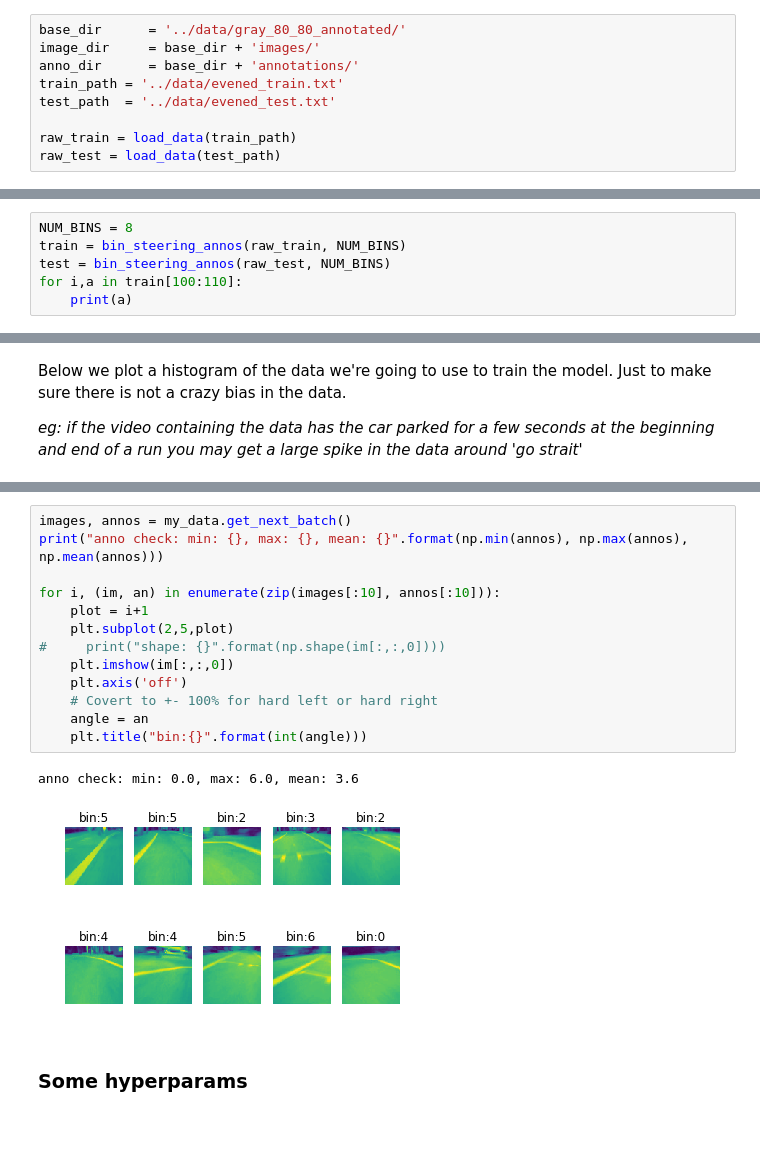
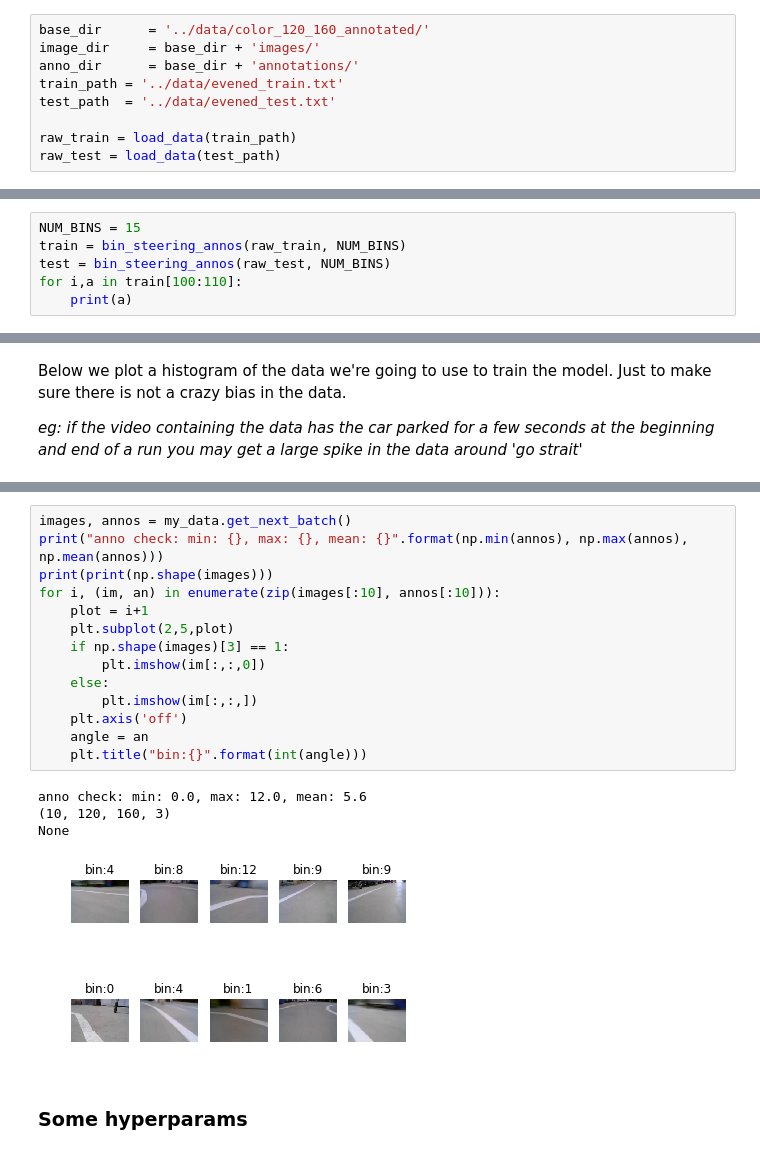
Before and after one commit to tall-josh/fyp_diy_robo_car, a Jupyter notebook: end2end/tf_end2end.ipynb, the cells around one changed output, grey strips where cells are left out. Saved outputs shown, nothing was run; the diff lists cells and outputs as text; blank space fills up the shorter version.

````diff
--- a/end2end/tf_end2end.ipynb
+++ b/end2end/tf_end2end.ipynb
@@ -18,7 +18,7 @@ from utils import *
 ### Load Data list names
 Rather than load all the data into ram. We just load the names of all the images and annotations. Shuffle the names and partition them into train and test sets. Then we only load the images/annotations when neeed.
 # %%
-base_dir      = '../data/gray_80_80_annotated/'
+base_dir      = '../data/color_120_160_annotated/'
 image_dir     = base_dir + 'images/'
 anno_dir      = base_dir + 'annotations/'
 train_path = '../data/evened_train.txt'
@@ -46,7 +46,7 @@ and we binned in lost of 2 the our data would look like this:
 binned = [0,2,2,0,4,4,2,2,1,1,2,3,3]
 ```
 # %%
-NUM_BINS = 8
+NUM_BINS = 15
 train = bin_steering_annos(raw_train, NUM_BINS)
 test = bin_steering_annos(raw_test, NUM_BINS)
 for i,a in train[100:110]:
@@ -93,19 +93,22 @@ anno check: min: 0.0, max: 7.0, mean: 3.3955555555555557
 # %%
 images, annos = my_data.get_next_batch()
 print("anno check: min: {}, max: {}, mean: {}".format(np.min(annos), np.max(annos), np.mean(annos)))
-
+print(print(np.shape(images)))
 for i, (im, an) in enumerate(zip(images[:10], annos[:10])):
     plot = i+1
     plt.subplot(2,5,plot)
-#     print("shape: {}".format(np.shape(im[:,:,0])))
-    plt.imshow(im[:,:,0])
+    if np.shape(images)[3] == 1:
+        plt.imshow(im[:,:,0])
+    else:
+        plt.imshow(im[:,:,])
     plt.axis('off')
-    # Covert to +- 100% for hard left or hard right
     angle = an
     plt.title("bin:{}".format(int(angle)))
 # %% [output]
-anno check: min: 0.0, max: 6.0, mean: 3.6
+anno check: min: 0.0, max: 12.0, mean: 5.6
+(10, 120, 160, 3)
+None
-[figure, old version]
+[figure, new version]
 # %% [markdown]
 
 ### Some hyperparams
````
Also changed, not shown: parts of 16 cells of this notebook, 15 other files.
